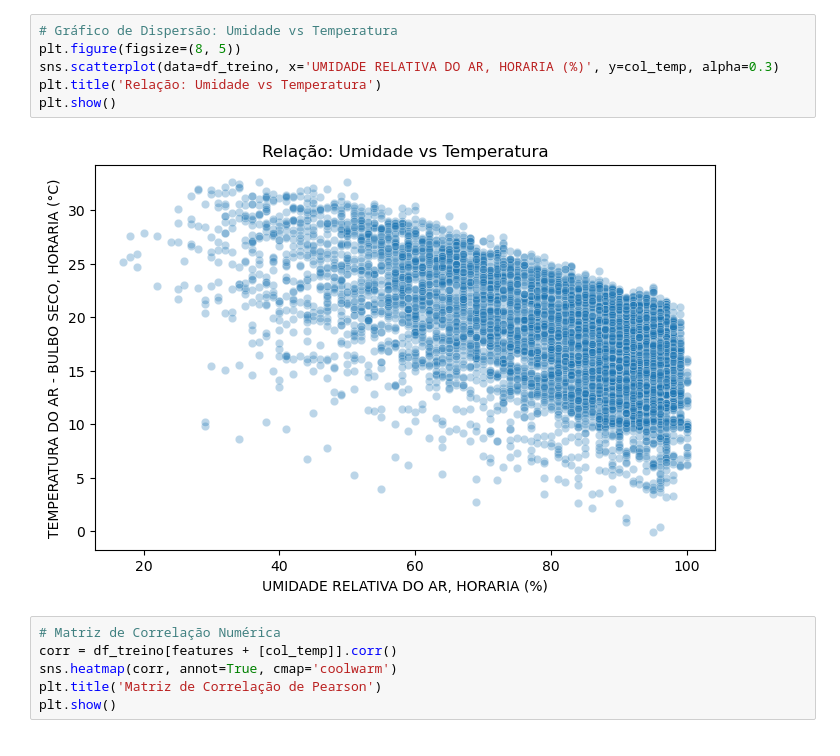
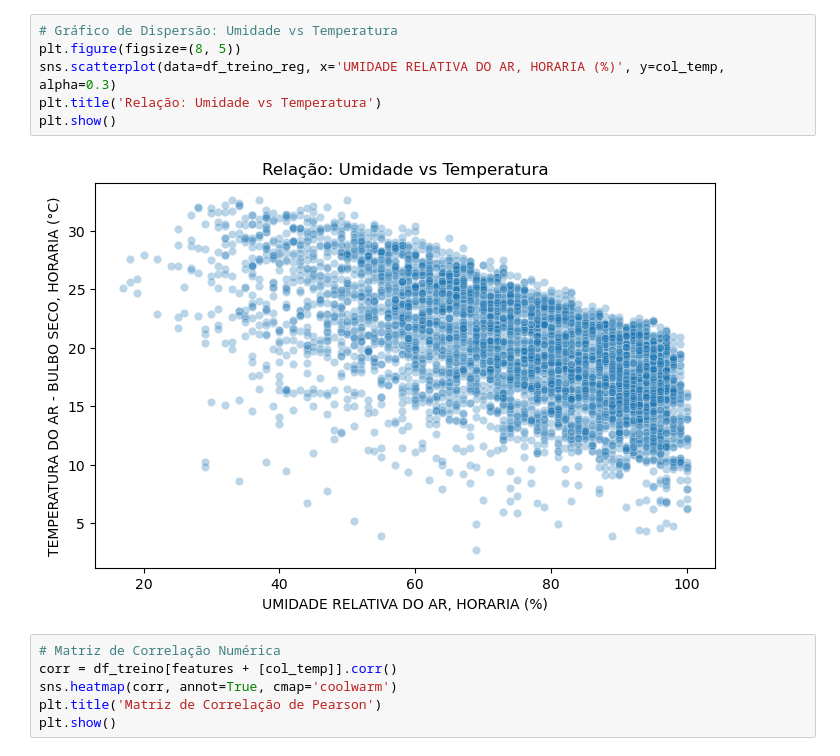
Before and after one commit to desyreegarcia/MachineLearning, a Jupyter notebook: ModeloPrevisao.ipynb, the cells around one changed output. Saved outputs shown, nothing was run; the diff lists cells and outputs as text.

```diff
--- a/ModeloPrevisao.ipynb
+++ b/ModeloPrevisao.ipynb
@@ -59,11 +83,11 @@ Total de registros para teste: 1416
 # %%
 # Gráfico de Dispersão: Umidade vs Temperatura
 plt.figure(figsize=(8, 5))
-sns.scatterplot(data=df_treino, x='UMIDADE RELATIVA DO AR, HORARIA (%)', y=col_temp, alpha=0.3)
+sns.scatterplot(data=df_treino_reg, x='UMIDADE RELATIVA DO AR, HORARIA (%)', y=col_temp, alpha=0.3)
 plt.title('Relação: Umidade vs Temperatura')
 plt.show()
 # %% [output]
-[figure, old version]
+[figure, new version]
 # %%
 # Matriz de Correlação Numérica
 corr = df_treino[features + [col_temp]].corr()
```
Also changed, not shown: parts of 8 cells of this notebook, 1 other file.
